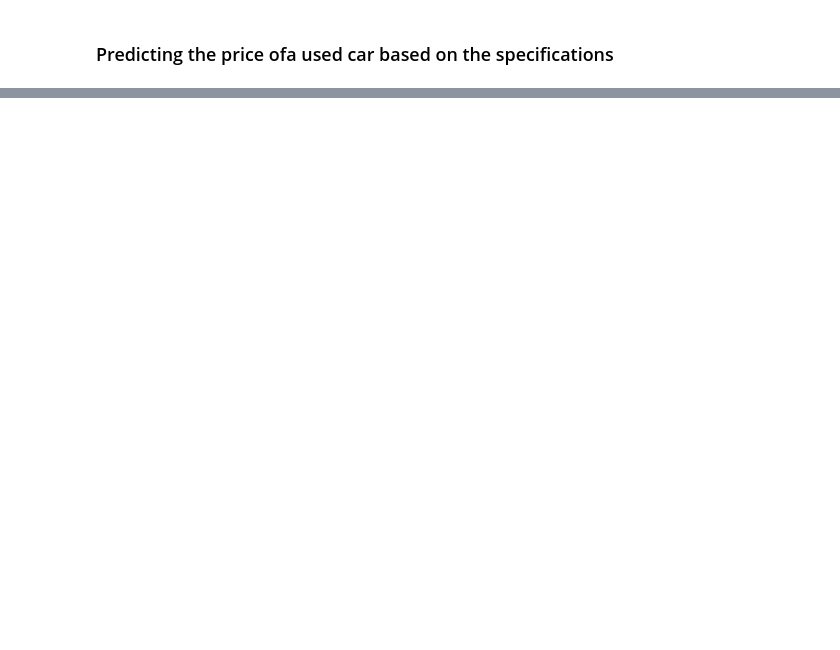
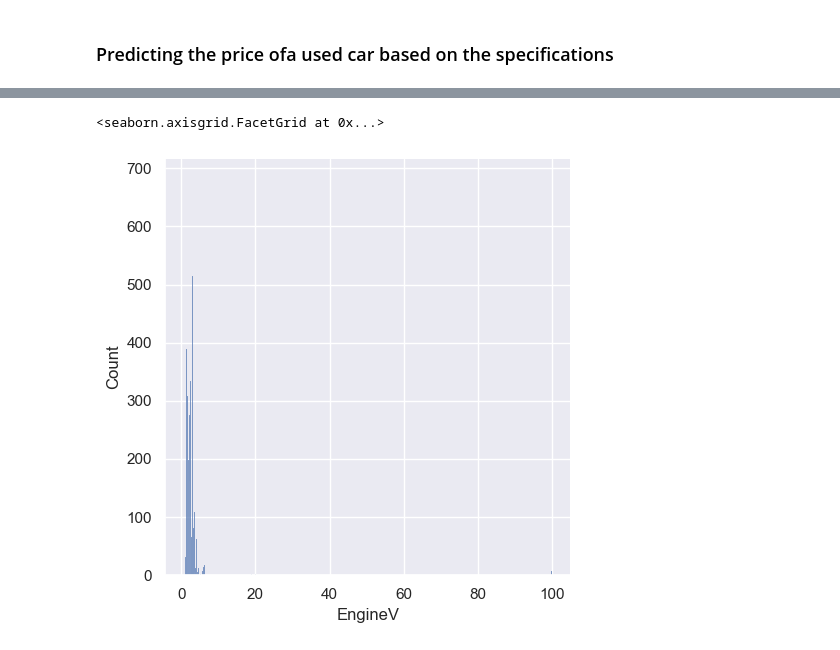
Before and after one commit to BenjaminDWood/car_sales, a Jupyter notebook: car_sales_preprocessing.ipynb, the cells around one changed output, grey strips where cells are left out. Cells and saved outputs as stored; diff of their text form; code cells hidden in the pictures; blank space fills up the shorter version.

```diff
--- a/car_sales_preprocessing.ipynb
+++ b/car_sales_preprocessing.ipynb
@@ -41,0 +169,5 @@ df['Price'].isna().count()
+# %%
+sns.displot(df_mout['EngineV'])
+# %% [output]
+<seaborn.axisgrid.FacetGrid at 0x...>
+[figure, added]
```
Also changed, not shown: parts of 33 cells of this notebook.
